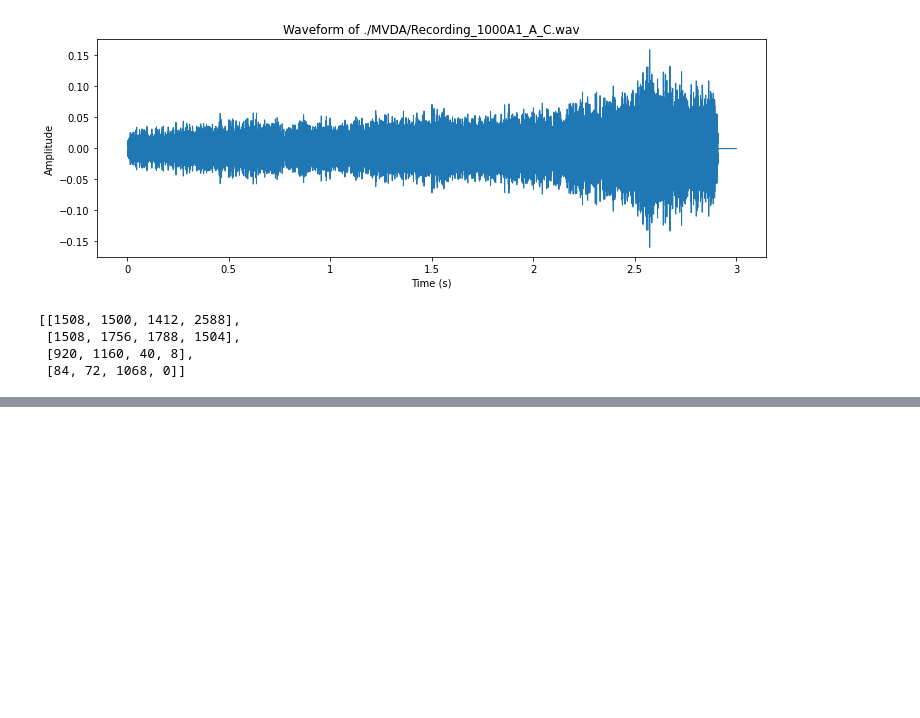
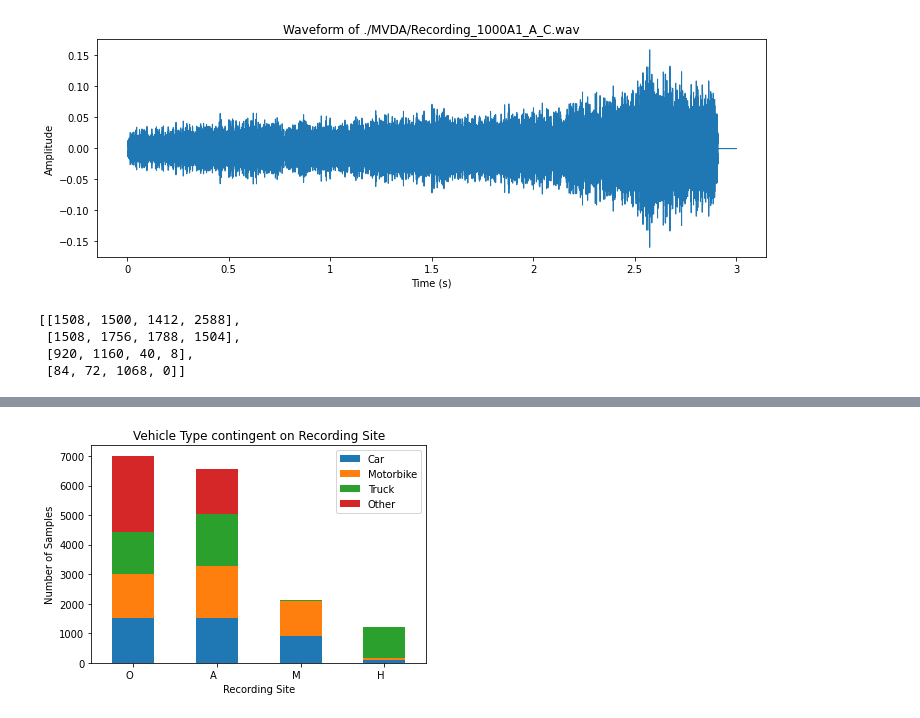
Before and after one commit to 170A-Capstone/Acoustic-Classification, a Jupyter notebook: mvd.ipynb, the cells around one changed output, grey strips where cells are left out. Saved outputs shown, nothing was run; the diff lists cells and outputs as text; code cells hidden in the pictures; blank space fills up the shorter version.

```diff
--- a/mvd.ipynb
+++ b/mvd.ipynb
@@ -71,3 +72,18 @@ df
 | M | 920 | 1160 | 40 | 8 | 2128 |
 | H | 84 | 72 | 1068 | 0 | 1224 |
 | Sum | 4020 | 4488 | 4308 | 4100 | 16916 |
+# %%
+fig, ax = plt.subplots()
+df.iloc[:4,:4].plot(kind='bar', stacked=True, ax=ax)
+
+# Add labels and title
+ax.set_xlabel('Recording Site')
+plt.xticks(rotation=0, ha='right')  # Adjust the rotation angle as needed
+
+ax.set_ylabel('Number of Samples')
+ax.set_title('Vehicle Type contingent on Recording Site')
+
+# Show the plot
+plt.show()
+# %% [output]
+[figure, added]
```
Also changed, not shown: parts of 2 cells of this notebook, 4 other files.
